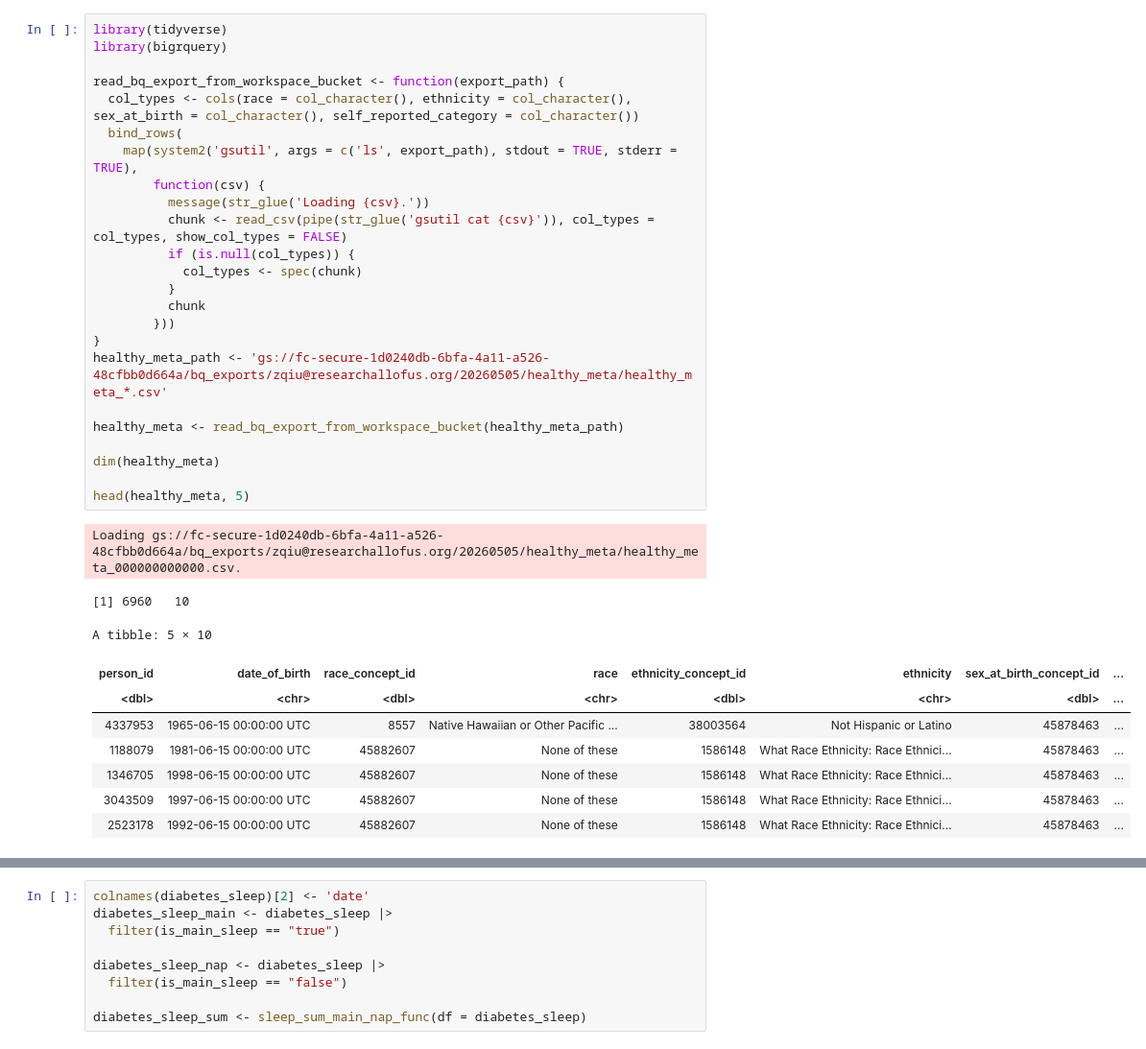
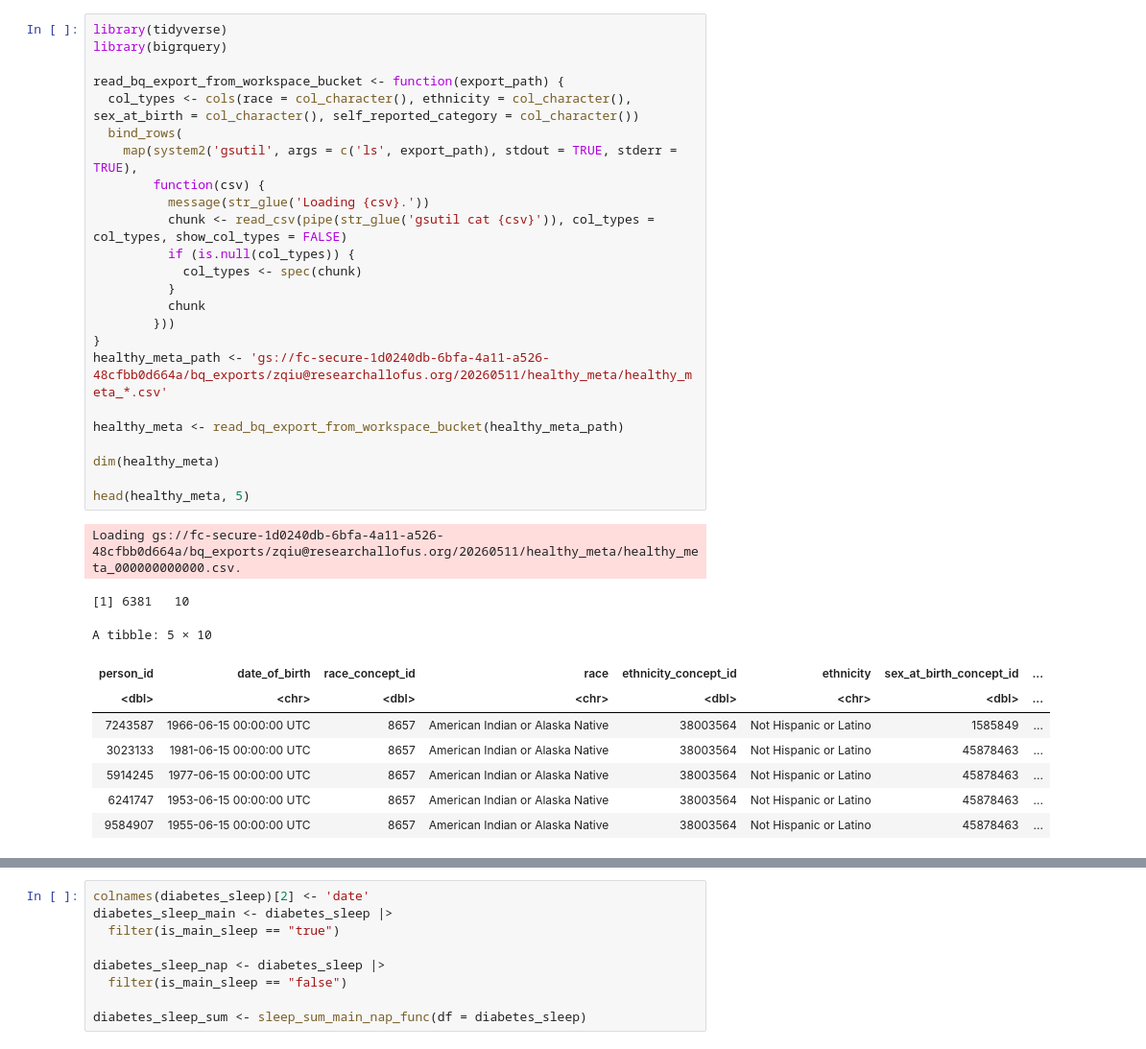
Before and after one commit to ZhuyuQ/Allofus, a Jupyter notebook: patient_final_fitbit_descriptive.ipynb, the cells around one changed output, grey strips where cells are left out. Shown at 96% size. Drawn from its saved outputs; the diff is of its cells as text.

```diff
--- a/patient_final_fitbit_descriptive.ipynb
+++ b/patient_final_fitbit_descriptive.ipynb
@@ -578,38 +628,38 @@ A tibble: 2 × 13
 # %%
 library(tidyverse)
 library(bigrquery)
 
 read_bq_export_from_workspace_bucket <- function(export_path) {
   col_types <- cols(race = col_character(), ethnicity = col_character(), sex_at_birth = col_character(), self_reported_category = col_character())
   bind_rows(
     map(system2('gsutil', args = c('ls', export_path), stdout = TRUE, stderr = TRUE),
         function(csv) {
           message(str_glue('Loading {csv}.'))
           chunk <- read_csv(pipe(str_glue('gsutil cat {csv}')), col_types = col_types, show_col_types = FALSE)
           if (is.null(col_types)) {
             col_types <- spec(chunk)
           }
           chunk
         }))
 }
-healthy_meta_path <- 'gs://fc-secure-1d0240db-6bfa-4a11-a526-48cfbb0d664a/bq_exports/zqiu@researchallofus.org/20260505/healthy_meta/healthy_meta_*.csv'
+healthy_meta_path <- 'gs://fc-secure-1d0240db-6bfa-4a11-a526-48cfbb0d664a/bq_exports/zqiu@researchallofus.org/20260511/healthy_meta/healthy_meta_*.csv'
 
 healthy_meta <- read_bq_export_from_workspace_bucket(healthy_meta_path)
 
 dim(healthy_meta)
 
 head(healthy_meta, 5)
 # %% [output]
-Loading gs://fc-secure-1d0240db-6bfa-4a11-a526-48cfbb0d664a/bq_exports/zqiu@researchallofus.org/20260505/healthy_meta/healthy_meta_000000000000.csv.
+Loading gs://fc-secure-1d0240db-6bfa-4a11-a526-48cfbb0d664a/bq_exports/zqiu@researchallofus.org/20260511/healthy_meta/healthy_meta_000000000000.csv.
-[1] 6960   10
+[1] 6381   10
 A tibble: 5 × 10
 | person_id | date_of_birth | race_concept_id | race | ethnicity_concept_id | ethnicity | sex_at_birth_concept_id | ... |
 | <dbl> | <chr> | <dbl> | <chr> | <dbl> | <chr> | <dbl> | ... |
-| 4337953 | 1965-06-15 00:00:00 UTC | 8557 | Native Hawaiian or Other Pacific ... | 38003564 | Not Hispanic or Latino | 45878463 | ... |
-| 1188079 | 1981-06-15 00:00:00 UTC | 45882607 | None of these | 1586148 | What Race Ethnicity: Race Ethnici... | 45878463 | ... |
-| 1346705 | 1998-06-15 00:00:00 UTC | 45882607 | None of these | 1586148 | What Race Ethnicity: Race Ethnici... | 45878463 | ... |
-| 3043509 | 1997-06-15 00:00:00 UTC | 45882607 | None of these | 1586148 | What Race Ethnicity: Race Ethnici... | 45878463 | ... |
-| 2523178 | 1992-06-15 00:00:00 UTC | 45882607 | None of these | 1586148 | What Race Ethnicity: Race Ethnici... | 45878463 | ... |
+| 7243587 | 1966-06-15 00:00:00 UTC | 8657 | American Indian or Alaska Native | 38003564 | Not Hispanic or Latino | 1585849 | ... |
+| 3023133 | 1981-06-15 00:00:00 UTC | 8657 | American Indian or Alaska Native | 38003564 | Not Hispanic or Latino | 45878463 | ... |
+| 5914245 | 1977-06-15 00:00:00 UTC | 8657 | American Indian or Alaska Native | 38003564 | Not Hispanic or Latino | 45878463 | ... |
+| 6241747 | 1953-06-15 00:00:00 UTC | 8657 | American Indian or Alaska Native | 38003564 | Not Hispanic or Latino | 45878463 | ... |
+| 9584907 | 1955-06-15 00:00:00 UTC | 8657 | American Indian or Alaska Native | 38003564 | Not Hispanic or Latino | 45878463 | ... |
 # %%
 wear_compliance_func(path.out = '/home/jupyter/workspaces/result/final/Healthy/', df = healthy_activity)
 # %% [output]
```
Also changed, not shown: parts of 75 cells of this notebook, 4 other files.
